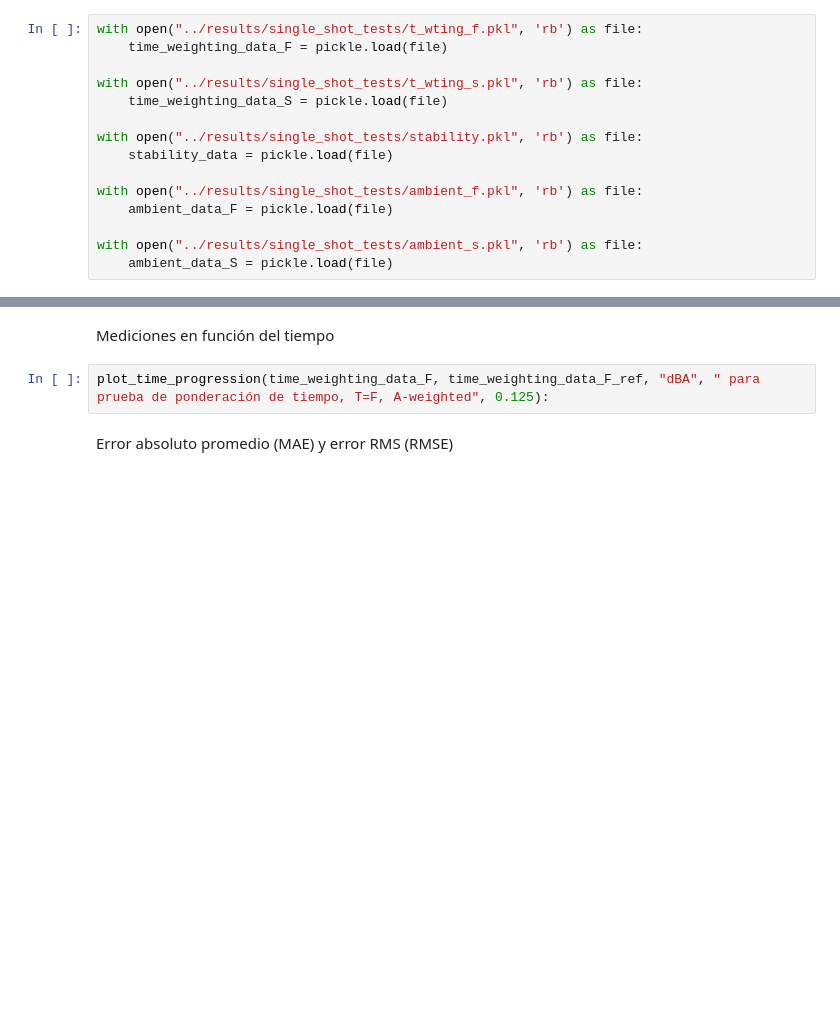
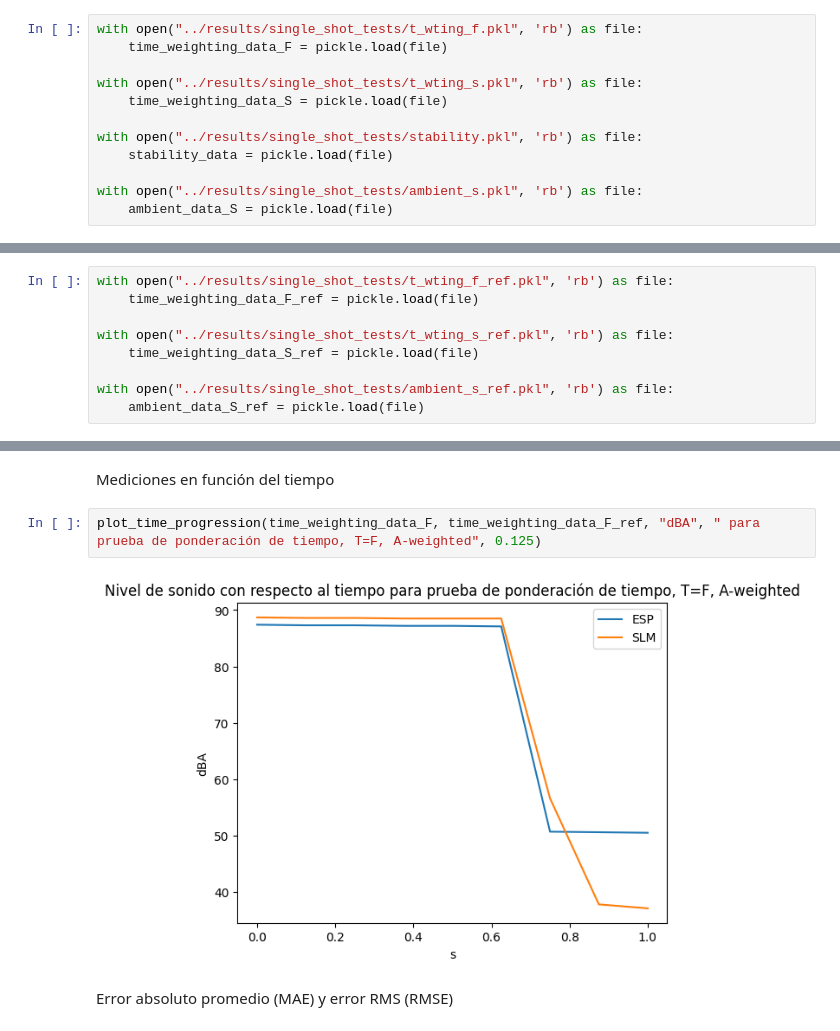
Before and after one commit to DeltaLabo/rsim, a Jupyter notebook: calibration/data-analysis/single_shot_tests.ipynb, the cells around one changed output, grey strips where cells are left out. Drawn from its saved outputs; the diff is of its cells as text; blank space fills up the shorter version.

Commit message:
Calibration and results interpretation

```diff
--- a/calibration/data-analysis/single_shot_tests.ipynb
+++ b/calibration/data-analysis/single_shot_tests.ipynb
@@ -22,8 +22,5 @@ with open("../results/single_shot_tests/t_wting_s.pkl", 'rb') as file:
 with open("../results/single_shot_tests/stability.pkl", 'rb') as file:
     stability_data = pickle.load(file)
 
-with open("../results/single_shot_tests/ambient_f.pkl", 'rb') as file:
-    ambient_data_F = pickle.load(file)
-
 with open("../results/single_shot_tests/ambient_s.pkl", 'rb') as file:
     ambient_data_S = pickle.load(file)
@@ -40,3 +27,12 @@ print_ambient_results(ambient_data_F, ambient_data_F_ref, 0.125)
+# %%
+with open("../results/single_shot_tests/t_wting_f_ref.pkl", 'rb') as file:
+    time_weighting_data_F_ref = pickle.load(file)
+
+with open("../results/single_shot_tests/t_wting_s_ref.pkl", 'rb') as file:
+    time_weighting_data_S_ref = pickle.load(file)
+
+with open("../results/single_shot_tests/ambient_s_ref.pkl", 'rb') as file:
+    ambient_data_S_ref = pickle.load(file)
 # %% [markdown]
 ## Ruido ambiental con periodo S
 # %% [markdown]
@@ -70,7 +78,9 @@ print(f"Diferencia entre mediciones iniciales y finales: {delta}")
 # %% [markdown]
 Mediciones en función del tiempo
 # %%
-plot_time_progression(time_weighting_data_F, time_weighting_data_F_ref, "dBA", " para prueba de ponderación de tiempo, T=F, A-weighted", 0.125):
+plot_time_progression(time_weighting_data_F, time_weighting_data_F_ref, "dBA", " para prueba de ponderación de tiempo, T=F, A-weighted", 0.125)
+# %% [output]
+[figure, added]
 # %% [markdown]
 Error absoluto promedio (MAE) y error RMS (RMSE)
 # %%
```
Also changed, not shown: parts of 14 cells of this notebook, 5 other files.
